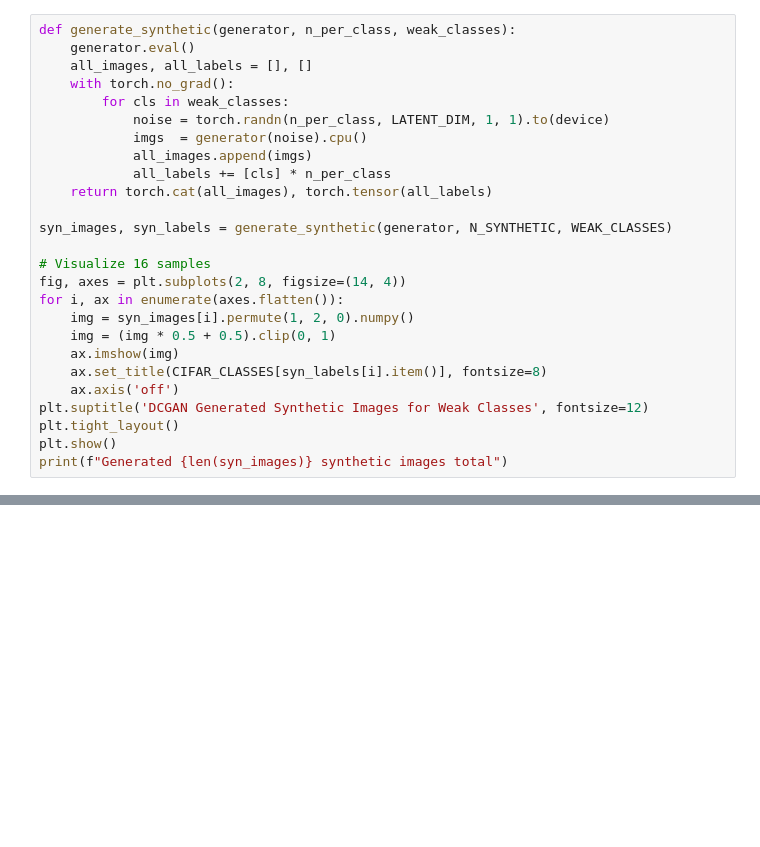
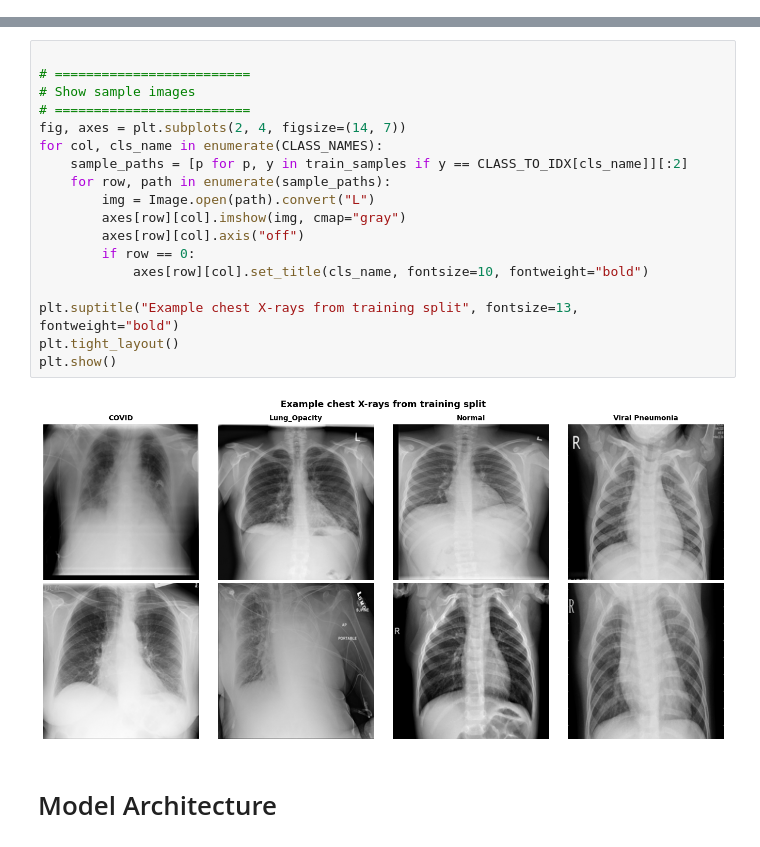
Before and after one commit to manas-z/Model-Guided-Dataset-Expansion-using-Gen-AI, a Jupyter notebook: main.ipynb, the cells around one changed output, grey strips where cells are left out. Drawn from its saved outputs; the diff is of its cells as text; blank space fills up the shorter version.

```diff
--- a/main.ipynb
+++ b/main.ipynb
@@ -305,26 +0,0 @@ DCGAN training complete.
-# %%
-def generate_synthetic(generator, n_per_class, weak_classes):
-    generator.eval()
-    all_images, all_labels = [], []
-    with torch.no_grad():
-        for cls in weak_classes:
-            noise = torch.randn(n_per_class, LATENT_DIM, 1, 1).to(device)
-            imgs  = generator(noise).cpu()
-            all_images.append(imgs)
-            all_labels += [cls] * n_per_class
-    return torch.cat(all_images), torch.tensor(all_labels)
-
-syn_images, syn_labels = generate_synthetic(generator, N_SYNTHETIC, WEAK_CLASSES)
-
-# Visualize 16 samples
-fig, axes = plt.subplots(2, 8, figsize=(14, 4))
-for i, ax in enumerate(axes.flatten()):
-    img = syn_images[i].permute(1, 2, 0).numpy()
-    img = (img * 0.5 + 0.5).clip(0, 1)
-    ax.imshow(img)
-    ax.set_title(CIFAR_CLASSES[syn_labels[i].item()], fontsize=8)
-    ax.axis('off')
-plt.suptitle('DCGAN Generated Synthetic Images for Weak Classes', fontsize=12)
-plt.tight_layout()
-plt.show()
-print(f"Generated {len(syn_images)} synthetic images total")
@@ -463,0 +204,22 @@ Overall             72.5%      75.9%      +3.4%
+# %%
+
+# =========================
+# Show sample images
+# =========================
+fig, axes = plt.subplots(2, 4, figsize=(14, 7))
+for col, cls_name in enumerate(CLASS_NAMES):
+    sample_paths = [p for p, y in train_samples if y == CLASS_TO_IDX[cls_name]][:2]
+    for row, path in enumerate(sample_paths):
+        img = Image.open(path).convert("L")
+        axes[row][col].imshow(img, cmap="gray")
+        axes[row][col].axis("off")
+        if row == 0:
+            axes[row][col].set_title(cls_name, fontsize=10, fontweight="bold")
+
+plt.suptitle("Example chest X-rays from training split", fontsize=13, fontweight="bold")
+plt.tight_layout()
+plt.show()
+# %% [output]
+[figure, added]
+# %% [markdown]
+# Model Architecture
```
Also changed, not shown: parts of 42 cells of this notebook, 6 other files.
